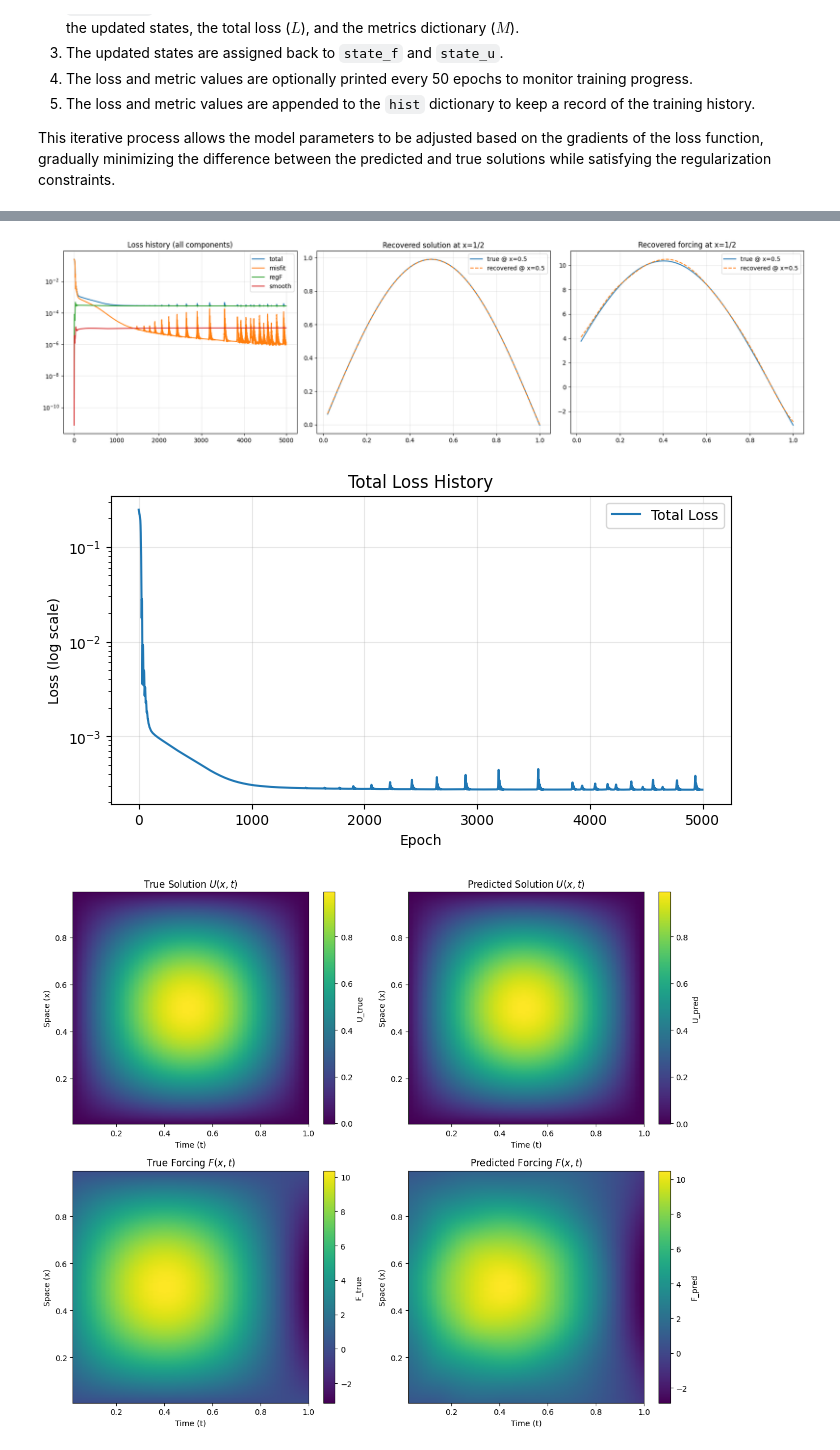
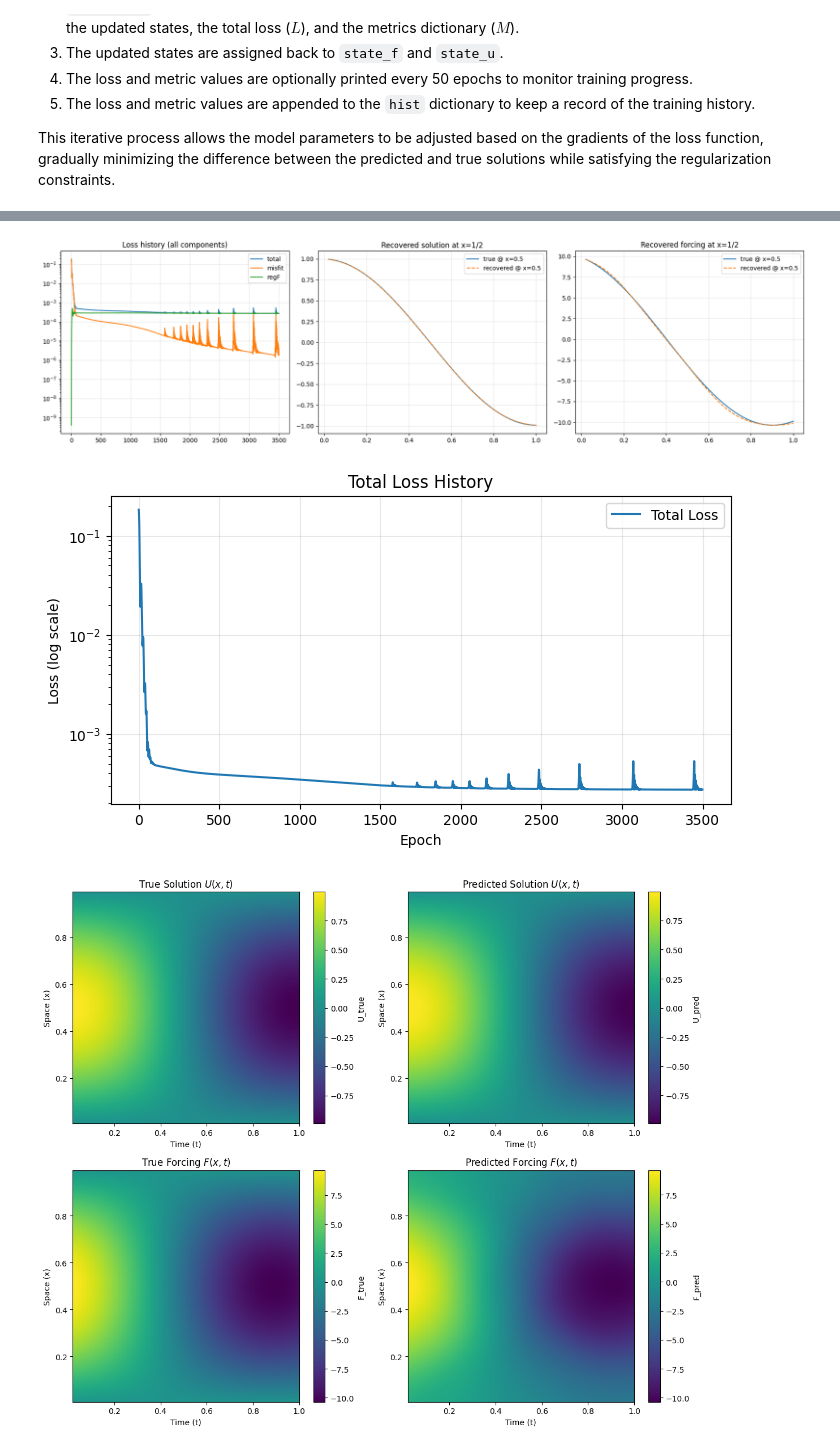
Before and after one commit to markm39/pde-constrained-opt-nn, a Jupyter notebook: 1d_heat_force_vector.ipynb, the cells around one changed output, grey strips where cells are left out. Saved outputs shown, nothing was run; the diff lists cells and outputs as text; code cells hidden in the pictures.

```diff
--- a/1d_heat_force_vector.ipynb
+++ b/1d_heat_force_vector.ipynb
@@ -121,7 +130,7 @@ def synth_truth_U(g, truth_case='oscillatory'):
     def step(u_prev, t_now):
         f_now = f_true_t(t_now)
         rhs   = u_prev / k + f_now
-        u_next = chol_solve(g['L'], rhs)
+        u_next = chol_solve(g['L_be'], rhs) # Use L_be for synthetic truth generation
         return u_next, u_next
 
     U = lax.scan(step, u0_true, t)[1]  # (nk,Nx)
@@ -400,15 +470,27 @@ In each epoch:
 
 This iterative process allows the model parameters to be adjusted based on the gradients of the loss function, gradually minimizing the difference between the predicted and true solutions while satisfying the regularization constraints.
 # %%
-epochs = 5000 # Increased epochs to match create_state
+epochs = 3500 # Increased epochs to match create_state
 hist = dict(L=[], misfit=[], regF=[], regIC=[], smooth=[])
+
+# Define the solver type here
+solver_type = 'be' # Or 'be' for Backward Euler
+
+# Create the solver_mats dictionary to pass to the JIT-compiled functions
+if solver_type == 'be':
+    solver_mats = {'L_be': g['L_be']}
+elif solver_type == 'cn':
+    solver_mats = {'L_cn': g['L_cn'], 'B_cn': g['B_cn']}
+else:
+    raise ValueError(f"Unknown solver_type: {solver_type}")
+
 
 for ep in range(epochs):
     # Call the appropriate JIT-compiled train step based on learn_ic
     if learn_ic:
-        state_f, state_u, L, M = train_step_learn_ic(state_f, state_u, g, U_true, hp)
+        state_f, state_u, L, M = train_step_learn_ic(state_f, state_u, g, U_true, hp, solver_type, solver_mats) # Pass solver_type and solver_mats
     else:
-        state_f, state_u, L, M = train_step_fixed_ic(state_f, state_u, g, U_true, hp, u0_true) # Pass u0_true here
+        state_f, state_u, L, M = train_step_fixed_ic(state_f, state_u, g, U_true, hp, u0_true, solver_type, solver_mats) # Pass solver_type and solver_mats
 
 
     if ep % 50 == 0:
@@ -455,7 +524,22 @@ These evaluation steps provide both quantitative error measures and qualitative
 # %%
 # Forward pass with trained nets
+# Need to get solver_type and solver_mats from the training setup/loop
+# Assuming solver_type and solver_mats are available from the previous cells
+# If not, they would need to be defined or retrieved here.
+# For now, we assume they are available in the environment.
+
+# Create the solver_mats dictionary for evaluation, similar to the training loop
+if solver_type == 'be':
+    solver_mats_eval = {'L_be': g['L_be']}
+elif solver_type == 'cn':
+    solver_mats_eval = {'L_cn': g['L_cn'], 'B_cn': g['B_cn']}
+else:
+    raise ValueError(f"Unknown solver_type: {solver_type}")
+
+
 # Pass learn_ic and u0_true to forward_with_nn for evaluation
-U_pred, F_pred, u0_pred = forward_with_nn(state_f, state_u, g, u0_true, learn_ic=learn_ic)
+# Also pass the solver_type and the constructed solver_mats
+U_pred, F_pred, u0_pred = forward_with_nn(state_f, state_u, g, u0_true, learn_ic=learn_ic, solver_type=solver_type, solver_mats=solver_mats_eval)
 
 # Errors
 abs_err = float(jnp.linalg.norm(U_pred - U_true))
@@ -479,7 +563,7 @@ plt.semilogy(hist['misfit'], label='misfit')
 plt.semilogy(hist['regF'], label='regF')
 if learn_ic: # Only plot regIC if it was included in the loss
     plt.semilogy(hist['regIC'], label='regIC')
-plt.semilogy(hist['smooth'], label='smooth')
+# plt.semilogy(hist['smooth'], label='smooth')
 plt.legend(); plt.grid(True, alpha=0.3); plt.title("Loss history (all components)")
 
 # Plot recovered trajectory at x = 1/2
@@ -493,7 +577,7 @@ plt.legend(); plt.grid(True, alpha=0.3); plt.title("Recovered solution at x=1/2"
 plt.subplot(1, 3, 3) # Added 3rd plot
 # Need to generate the true forcing function sequence
 # Reusing the function defined earlier for solver debugging
-def get_true_forcing_func(g, truth_case='decaying'):
+def get_true_forcing_func(g, truth_case='oscillatory'):
     x = g['x']
     if truth_case == 'oscillatory':
         def f_true_t(tval):
@@ -512,7 +596,9 @@ def get_true_forcing_func(g, truth_case='decaying'):
 # Get the truth_case from the setup cell if possible, otherwise hardcode
 # For now, hardcoding based on previous execution context.
 # Ideally, this should be dynamically retrieved or passed.
-current_truth_case = 'sin_sin' # Assuming this was the last executed truth_case
+# Need to make sure the truth_case used here matches the one used to generate U_true
+# Assuming 'sin_sin' was used in the training setup cell RFm71E2mNiaL
+current_truth_case = 'oscillatory' # Assuming this was the last executed truth_case
 
 f_true_func = get_true_forcing_func(g, truth_case=current_truth_case)
 F_true_seq = jax.vmap(f_true_func)(g['t']) # (nk, Nx)
@@ -591,3 +677,3 @@ Abs error: 8.424833e-02 | Rel: 0.20% | ||fixed_u0 - u0_true||=0.000000e+00
-[figure, old version]
+[figure, new version]
-[figure, old version]
+[figure, new version]
-[figure, old version]
+[figure, new version]
```
Also changed, not shown: parts of 11 cells of this notebook.
